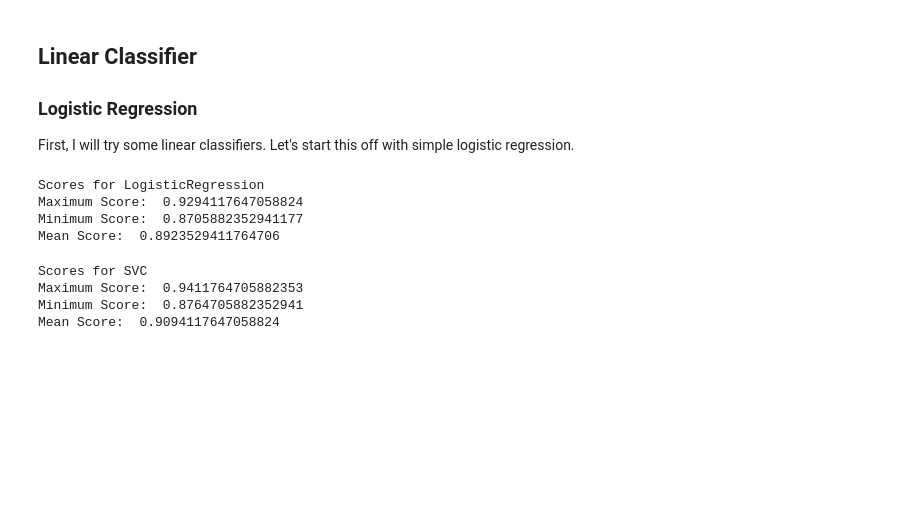
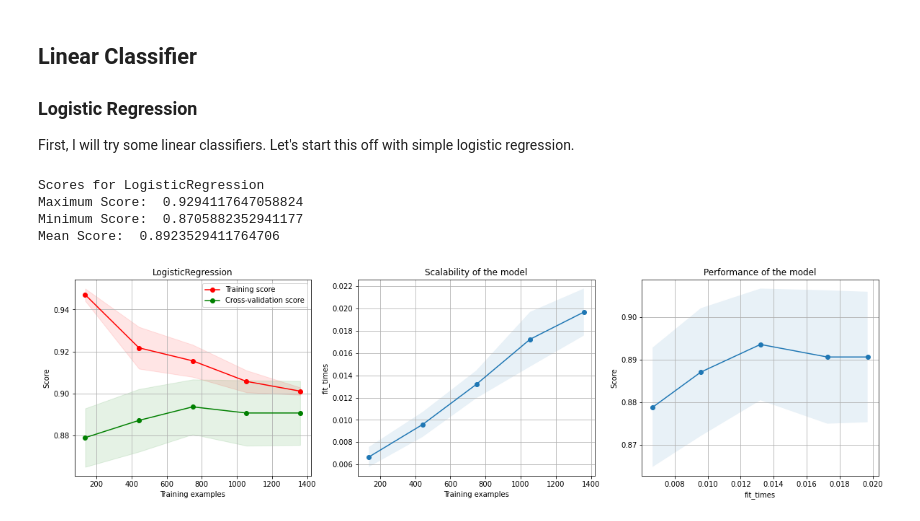
Before and after one commit to aegis301/fetal_health, a Jupyter notebook: fetal_health.ipynb, the cells around one changed output. Drawn from its saved outputs; the diff is of its cells as text; code cells hidden in the pictures; blank space fills up the shorter version.

Commit message:
add plotting function

```diff
--- a/fetal_health.ipynb
+++ b/fetal_health.ipynb
@@ -139,26 +139,3 @@ data.drop(columns=['histogram_mean', 'histogram_median', 'histogram_width'], inp
 # Machine Learning
 
 ## Preparing the Data
-# %%
-
-# helper class
-
-class FHPipeline():
-    def __init__(self, X_train, X_test, y_train, y_test, *args, **kwargs):
-        self.X_train = X_train
-        self.X_test = X_test
-        self.y_train = y_train
-        self.y_test = y_test
-        self.models = {}
-
-    def add_model(self, model):
-        model_name = type(model).__name__
-        self.models[model_name] = model
-
-    def simple_fit_score(self, model, n):
-        model_name = type(model).__name__
-        cv_score = cross_val_score(model, self.X_train, self.y_train, cv=n)
-        print(f'Scores for {model_name}')
-        print('Maximum Score: ', cv_score.max())
-        print('Minimum Score: ', cv_score.min())
-        print('Mean Score: ', cv_score.mean())
@@ -179,17 +320,14 @@ fh_pipeline = FHPipeline(X_train, X_test, y_train, y_test)
 ### Logistic Regression
 
 First, I will try some linear classifiers. Let's start this off with simple logistic regression.
-# %%
-fh_pipeline.simple_fit_score(model=LogisticRegression(), n=10)
-# %% [output]
-Scores for LogisticRegression
-Maximum Score:  0.9294117647058824
-Minimum Score:  0.8705882352941177
-Mean Score:  0.8923529411764706
-# %%
-fh_pipeline.simple_fit_score(SVC(), 10)
-# %% [output]
-Scores for SVC
-Maximum Score:  0.9411764705882353
-Minimum Score:  0.8764705882352941
-Mean Score:  0.9094117647058824
+# %%
+lr = LogisticRegression()
+fh_pipeline.simple_fit_score(model=lr, n=10, plot=True)
+fh_pipeline.plot_learning_curve(lr, 'LogisticRegression', fh_pipeline.X_train, fh_pipeline.y_train, cv=10)
+plt.show()
+# %% [output]
+Scores for LogisticRegression
+Maximum Score:  0.9294117647058824
+Minimum Score:  0.8705882352941177
+Mean Score:  0.8923529411764706
+[figure, added]
```
Also changed, not shown: parts of 4 cells of this notebook.
